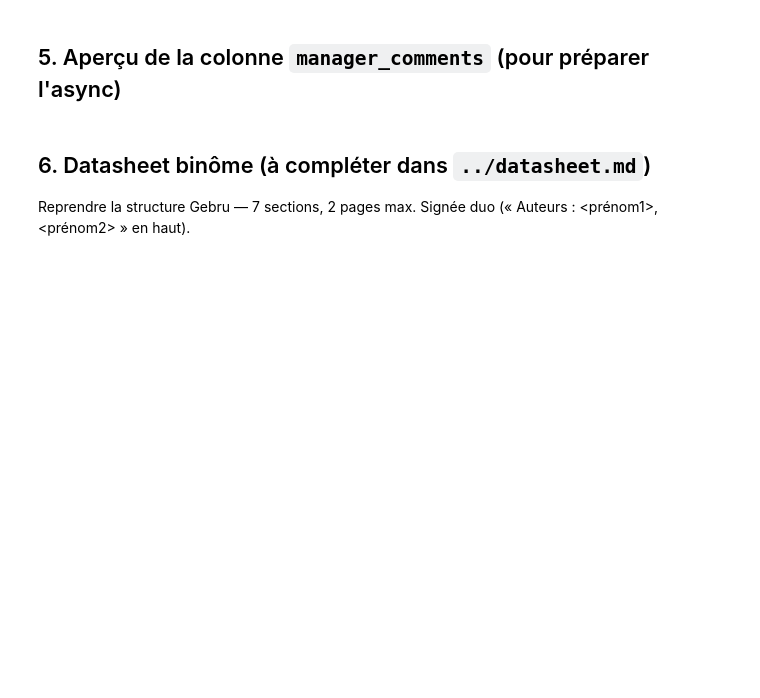
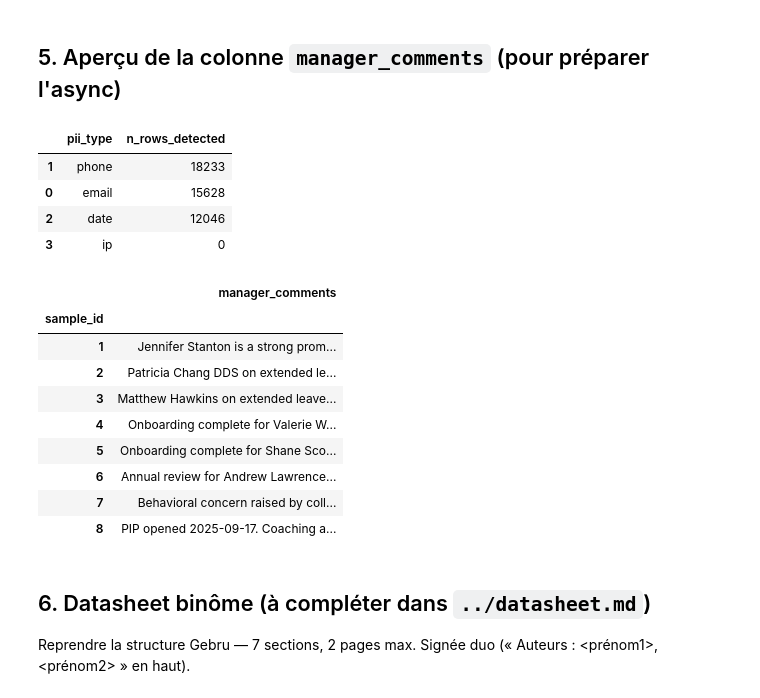
Before and after one commit to Franck-Beugnet/M2-B2-athena-celia-franck, a Jupyter notebook: notebooks/M2-B2_audit_celia_franck.ipynb, the cells around one changed output. Saved outputs shown, nothing was run; the diff lists cells and outputs as text; code cells hidden in the pictures; blank space fills up the shorter version.

```diff
--- a/notebooks/M2-B2_audit_celia_franck.ipynb
+++ b/notebooks/M2-B2_audit_celia_franck.ipynb
@@ -429,3 +429,48 @@ for i in range(5):
+# %%
+import re
+
+comments = df["manager_comments"].fillna("")
+
+patterns = {
+    "email": r"\b[a-zA-Z0-9._%+-]+@[a-zA-Z0-9.-]+\.[a-zA-Z]{2,}\b",
+    "phone": r"(?:\+?\d{1,3}[\s.-]?)?(?:\(?\d{2,4}\)?[\s.-]?)\d{2,4}[\s.-]?\d{2,4}[\s.-]?\d{2,4}",
+    "date": r"\b(?:\d{1,2}[/-]\d{1,2}[/-]\d{2,4}|\d{4}-\d{2}-\d{2})\b",
+    "ip": r"\b(?:\d{1,3}\.){3}\d{1,3}\b",
+}
+
+pii_counts = {
+    label: comments.str.contains(pattern, regex=True).sum()
+    for label, pattern in patterns.items()
+}
+pii_summary = pd.DataFrame(
+    {
+        "pii_type": list(pii_counts.keys()),
+        "n_rows_detected": list(pii_counts.values()),
+    }
+).sort_values("n_rows_detected", ascending=False)
+
+display(pii_summary)
+
+sample_comments = df[["manager_comments"]].sample(8, random_state=RANDOM_STATE).reset_index(drop=True)
+sample_comments.index = sample_comments.index + 1
+sample_comments.index.name = "sample_id"
+display(sample_comments)
+# %% [output]
+|  | pii_type | n_rows_detected |
+| 1 | phone | 18233 |
+| 0 | email | 15628 |
+| 2 | date | 12046 |
+| 3 | ip | 0 |
+|  | manager_comments |
+| sample_id |  |
+| 1 | Jennifer Stanton is a strong prom... |
+| 2 | Patricia Chang DDS on extended le... |
+| 3 | Matthew Hawkins on extended leave... |
+| 4 | Onboarding complete for Valerie W... |
+| 5 | Onboarding complete for Shane Sco... |
+| 6 | Annual review for Andrew Lawrence... |
+| 7 | Behavioral concern raised by coll... |
+| 8 | PIP opened 2025-09-17. Coaching a... |
 # %% [markdown]
 ## 6. Datasheet binôme (à compléter dans `../datasheet.md`)
 
```
Also changed, not shown: parts of 2 cells of this notebook, 1 other file.
